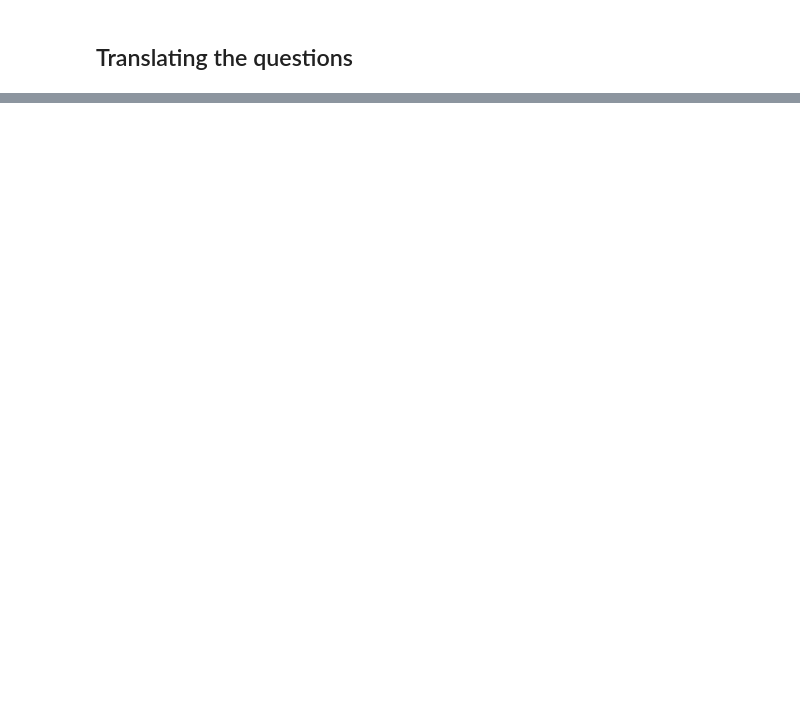
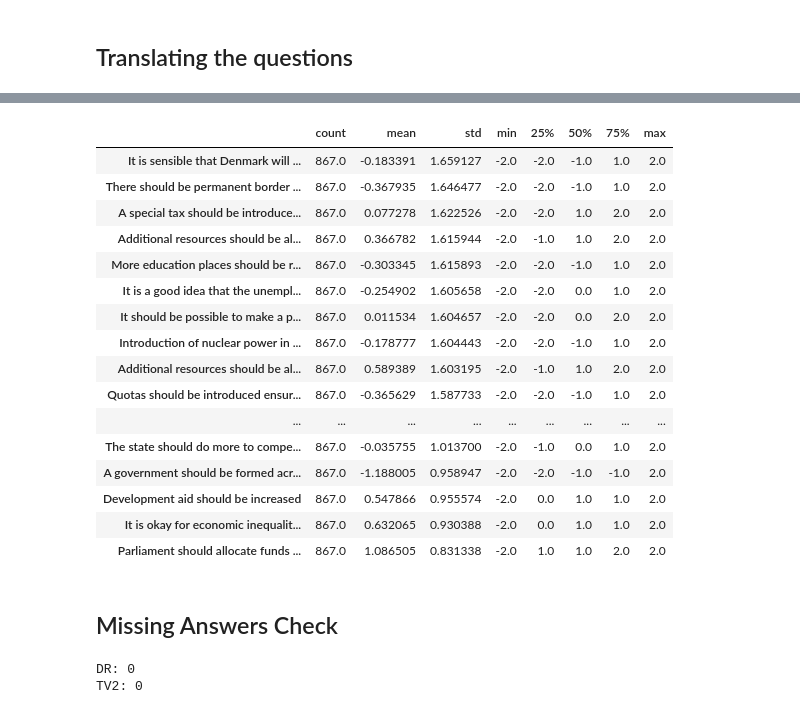
Before and after one commit to EarthOddity/mal-assignments, a Jupyter notebook: Assignment 5/Assignment 5/5. Candidate Test 2022 II.ipynb, the cells around one changed output, grey strips where cells are left out. Drawn from its saved outputs; the diff is of its cells as text; code cells hidden in the pictures; blank space fills up the shorter version.

```diff
--- a/Assignment 5/Assignment 5/5. Candidate Test 2022 II.ipynb
+++ b/Assignment 5/Assignment 5/5. Candidate Test 2022 II.ipynb
@@ -279,0 +450,7 @@ Length: 99, dtype: object
+# %%
+
+answers = alldata[alldata.columns[alldata.columns.astype(str).isin(questions.index.astype(str))]]
+segments = alldata.drop(answers.columns, axis=1)
+
+print(answers.columns)
+print(segments.columns)
@@ -279,0 +472,35 @@ Length: 99, dtype: object
+# %%
+q_and_a = answers.copy()
+q_and_a.columns = translated_questions[translated_questions.index.astype(str).isin(q_and_a.columns.astype(str))]
+
+# describe + transpose + sort descending by standard deviation (i.e. rooted variance)
+q_and_a_std = q_and_a.describe().T.sort_values('std', ascending=False)
+
+q_and_a_std
+# %% [output]
+|  | count | mean | std | min | 25% | 50% | 75% | max |
+| It is sensible that Denmark will ... | 867.0 | -0.183391 | 1.659127 | -2.0 | -2.0 | -1.0 | 1.0 | 2.0 |
+| There should be permanent border ... | 867.0 | -0.367935 | 1.646477 | -2.0 | -2.0 | -1.0 | 1.0 | 2.0 |
+| A special tax should be introduce... | 867.0 | 0.077278 | 1.622526 | -2.0 | -2.0 | 1.0 | 2.0 | 2.0 |
+| Additional resources should be al... | 867.0 | 0.366782 | 1.615944 | -2.0 | -1.0 | 1.0 | 2.0 | 2.0 |
+| More education places should be r... | 867.0 | -0.303345 | 1.615893 | -2.0 | -2.0 | -1.0 | 1.0 | 2.0 |
+| It is a good idea that the unempl... | 867.0 | -0.254902 | 1.605658 | -2.0 | -2.0 | 0.0 | 1.0 | 2.0 |
+| It should be possible to make a p... | 867.0 | 0.011534 | 1.604657 | -2.0 | -2.0 | 0.0 | 2.0 | 2.0 |
+| Introduction of nuclear power in ... | 867.0 | -0.178777 | 1.604443 | -2.0 | -2.0 | -1.0 | 1.0 | 2.0 |
+| Additional resources should be al... | 867.0 | 0.589389 | 1.603195 | -2.0 | -1.0 | 1.0 | 2.0 | 2.0 |
+| Quotas should be introduced ensur... | 867.0 | -0.365629 | 1.587733 | -2.0 | -2.0 | -1.0 | 1.0 | 2.0 |
+| ... | ... | ... | ... | ... | ... | ... | ... | ... |
+| The state should do more to compe... | 867.0 | -0.035755 | 1.013700 | -2.0 | -1.0 | 0.0 | 1.0 | 2.0 |
+| A government should be formed acr... | 867.0 | -1.188005 | 0.958947 | -2.0 | -2.0 | -1.0 | -1.0 | 2.0 |
+| Development aid should be increased | 867.0 | 0.547866 | 0.955574 | -2.0 | 0.0 | 1.0 | 1.0 | 2.0 |
+| It is okay for economic inequalit... | 867.0 | 0.632065 | 0.930388 | -2.0 | 0.0 | 1.0 | 1.0 | 2.0 |
+| Parliament should allocate funds ... | 867.0 | 1.086505 | 0.831338 | -2.0 | 1.0 | 1.0 | 2.0 | 2.0 |
+# %% [markdown]
+## Missing Answers Check
+# %%
+# check for number of missing answers (assuming missing if all is 0)
+print("DR:", drdata.drop(['navn', 'parti'], axis=1).eq(0).all(axis=1).sum())
+print("TV2:", tv2data.drop(['navn', 'parti', 'storkreds', 'alder'], axis=1).eq(0).all(axis=1).sum())
+# %% [output]
+DR: 0
+TV2: 0
```
Also changed, not shown: parts of 15 cells of this notebook, 1 other file.
